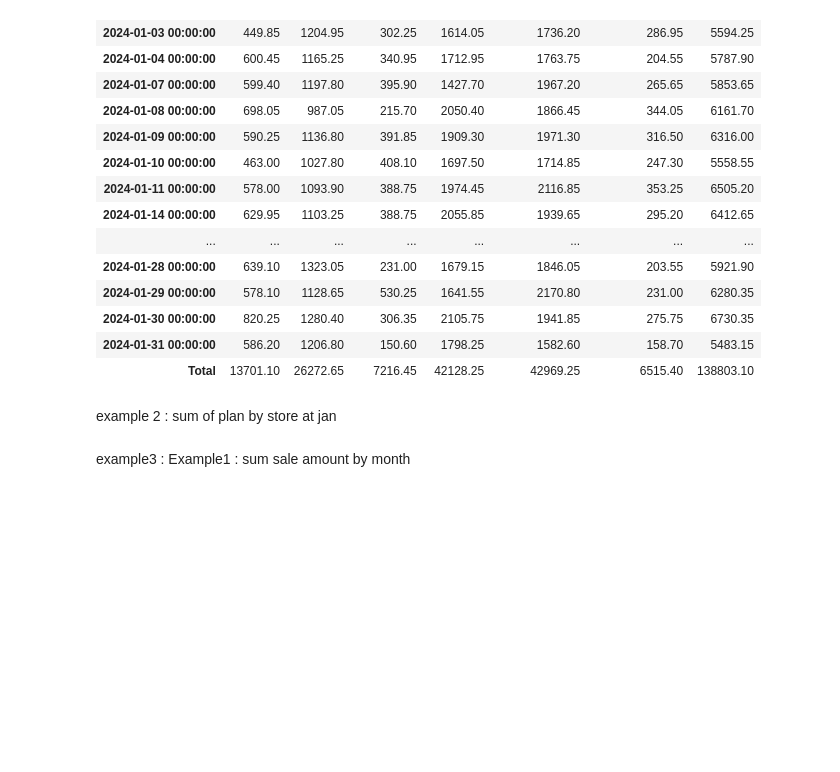
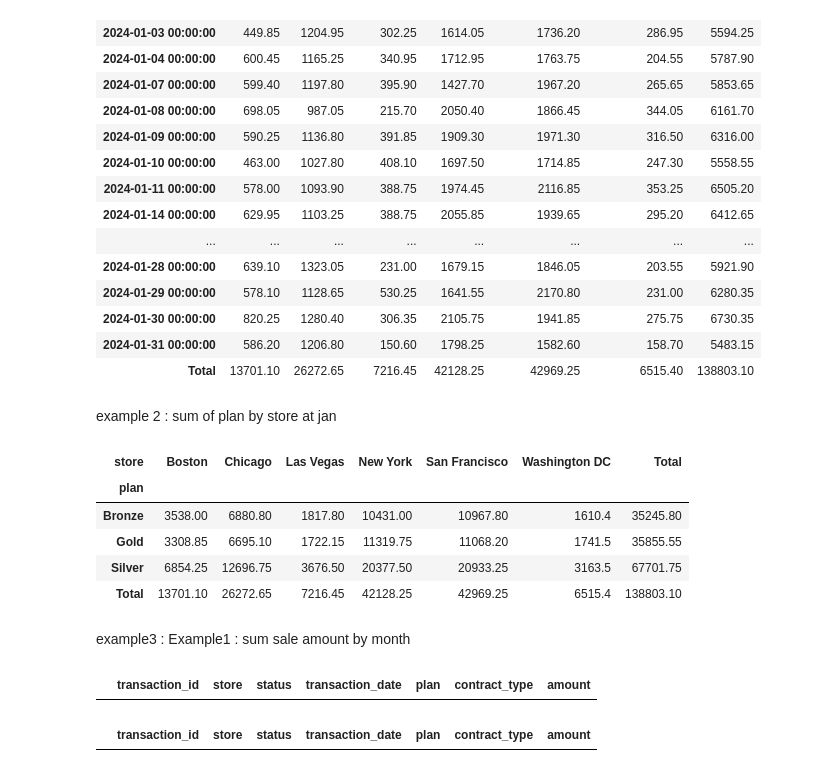
Before and after one commit to NMB-MIC/python_office_27_AUG_2025, a Jupyter notebook: 02_pandas.ipynb, the cells around one changed output. Saved outputs shown, nothing was run; the diff lists cells and outputs as text; code cells hidden in the pictures; blank space fills up the shorter version.

```diff
--- a/02_pandas.ipynb
+++ b/02_pandas.ipynb
@@ -928,5 +928,15 @@ pivot
 | Total | 13701.10 | 26272.65 | 7216.45 | 42128.25 | 42969.25 | 6515.40 | 138803.10 |
 # %% [markdown]
 example 2 : sum of plan by store at jan
+# %%
+pivot = pd.pivot_table(df,index="plan",columns="store",values="amount",aggfunc="sum",margins=True,margins_name="Total")
+pivot
+# %% [output]
+| store | Boston | Chicago | Las Vegas | New York | San Francisco | Washington DC | Total |
+| plan |  |  |  |  |  |  |  |
+| Bronze | 3538.00 | 6880.80 | 1817.80 | 10431.00 | 10967.80 | 1610.4 | 35245.80 |
+| Gold | 3308.85 | 6695.10 | 1722.15 | 11319.75 | 11068.20 | 1741.5 | 35855.55 |
+| Silver | 6854.25 | 12696.75 | 3676.50 | 20377.50 | 20933.25 | 3163.5 | 67701.75 |
+| Total | 13701.10 | 26272.65 | 7216.45 | 42128.25 | 42969.25 | 6515.4 | 138803.10 |
 # %% [markdown]
 example3 : Example1 : sum sale amount by month
@@ -932,0 +966,10 @@ example3 : Example1 : sum sale amount by month
+# %%
+df_alls[df_alls.isna().any(axis=1)]
+# %% [output]
+|  | transaction_id | store | status | transaction_date | plan | contract_type | amount |
+# %%
+# Find duplicates
+duplicates = df_alls[df_alls.duplicated(keep=False)]
+duplicates
+# %% [output]
+|  | transaction_id | store | status | transaction_date | plan | contract_type | amount |
```
Also changed, not shown: parts of 7 cells of this notebook.
